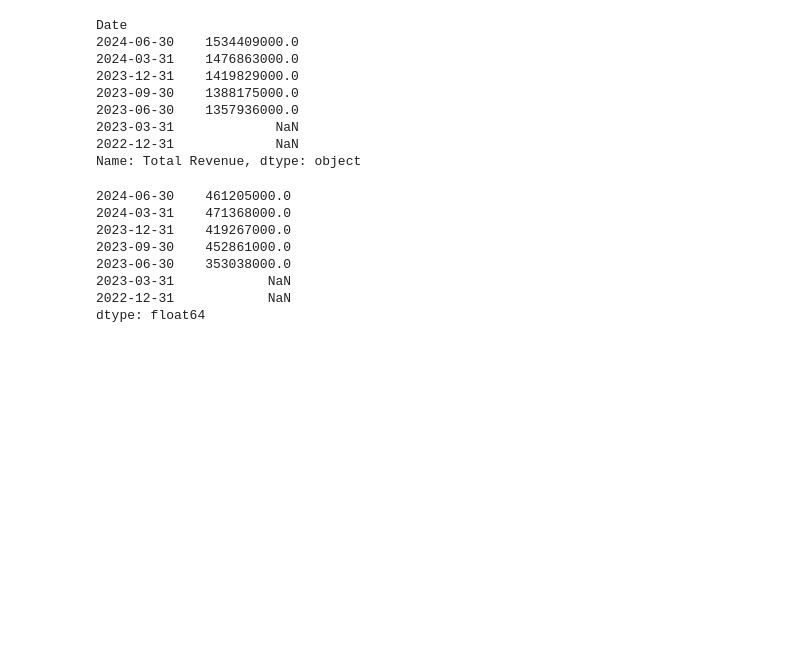
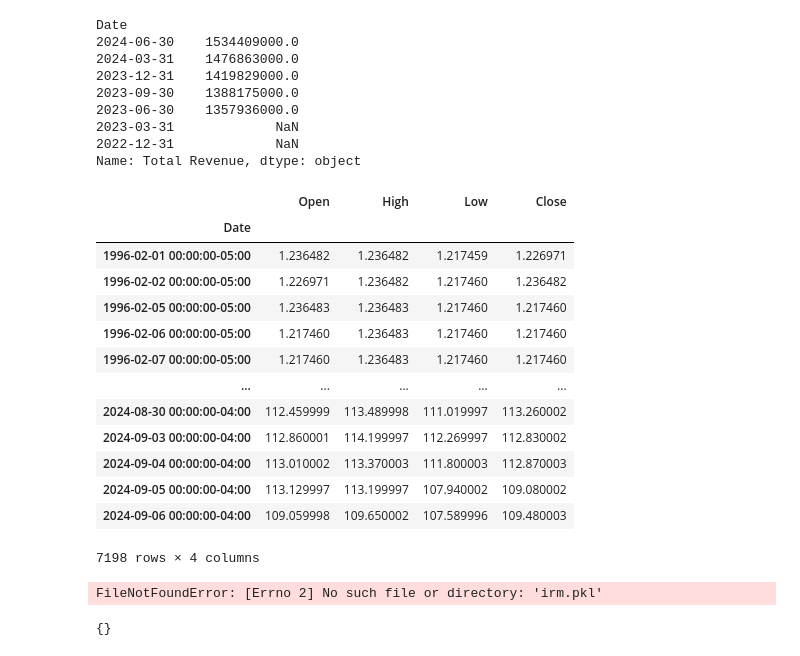
Before and after one commit to KImeriGitHub/RandomOdyssey, a Jupyter notebook: notebooks/sandbox.ipynb, the cells around one changed output. Drawn from its saved outputs; the diff is of its cells as text; code cells hidden in the pictures; blank space fills up the shorter version.

```diff
--- a/notebooks/sandbox.ipynb
+++ b/notebooks/sandbox.ipynb
@@ -99,13 +99,30 @@ Name: Total Revenue, dtype: object
 # %%
 outsourceLoader = OutsourceLoader(outsourceOperator="yfinance")
 asset: AssetData = outsourceLoader.load(ticker="irm")
 
 assetVolDict = asset.volume.to_dict()
 assetToVol = pd.Series(assetVolDict)
 
 assetdict = AssetDataService.to_dict(asset)
-with open(os.path.join(ticker +".pkl"), 'wb') as f:
-    pickle.dump(assetdict, f)
+#with open(os.path.join(ticker +".pkl"), 'wb') as f:
+#    pickle.dump(assetdict, f)
+
+asset.shareprice
+# %% [output]
+|  | Open | High | Low | Close |
+| Date |  |  |  |  |
+| 1996-02-01 00:00:00-05:00 | 1.236482 | 1.236482 | 1.217459 | 1.226971 |
+| 1996-02-02 00:00:00-05:00 | 1.226971 | 1.236482 | 1.217460 | 1.236482 |
+| 1996-02-05 00:00:00-05:00 | 1.236483 | 1.236483 | 1.217460 | 1.217460 |
+| 1996-02-06 00:00:00-05:00 | 1.217460 | 1.236483 | 1.217460 | 1.217460 |
+| 1996-02-07 00:00:00-05:00 | 1.217460 | 1.236483 | 1.217460 | 1.217460 |
+| ... | ... | ... | ... | ... |
+| 2024-08-30 00:00:00-04:00 | 112.459999 | 113.489998 | 111.019997 | 113.260002 |
+| 2024-09-03 00:00:00-04:00 | 112.860001 | 114.199997 | 112.269997 | 112.830002 |
+| 2024-09-04 00:00:00-04:00 | 113.010002 | 113.370003 | 111.800003 | 112.870003 |
+| 2024-09-05 00:00:00-04:00 | 113.129997 | 113.199997 | 107.940002 | 109.080002 |
+| 2024-09-06 00:00:00-04:00 | 109.059998 | 109.650002 | 107.589996 | 109.480003 |
+7198 rows × 4 columns
 # %%
 with open(os.path.join(ticker + ".pkl"), 'rb') as f:
     assetdictread = pickle.load(f)
@@ -116,11 +133,10 @@ loadedAsset = AssetDataService.from_dict(assetdictread)
 
 (loadedAsset.EBITDA)
 # %% [output]
-2024-06-30    461205000.0
-2024-03-31    471368000.0
-2023-12-31    419267000.0
-2023-09-30    452861000.0
-2023-06-30    353038000.0
-2023-03-31            NaN
-2022-12-31            NaN
-dtype: float64
+FileNotFoundError: [Errno 2] No such file or directory: 'irm.pkl'
+# %%
+asset.volume = None
+#assetVolDict = asset.volume.to_dict() or {}
+pd.Series(None).to_dict()
+# %% [output]
+{}
```
Also changed, not shown: 3 other files.
